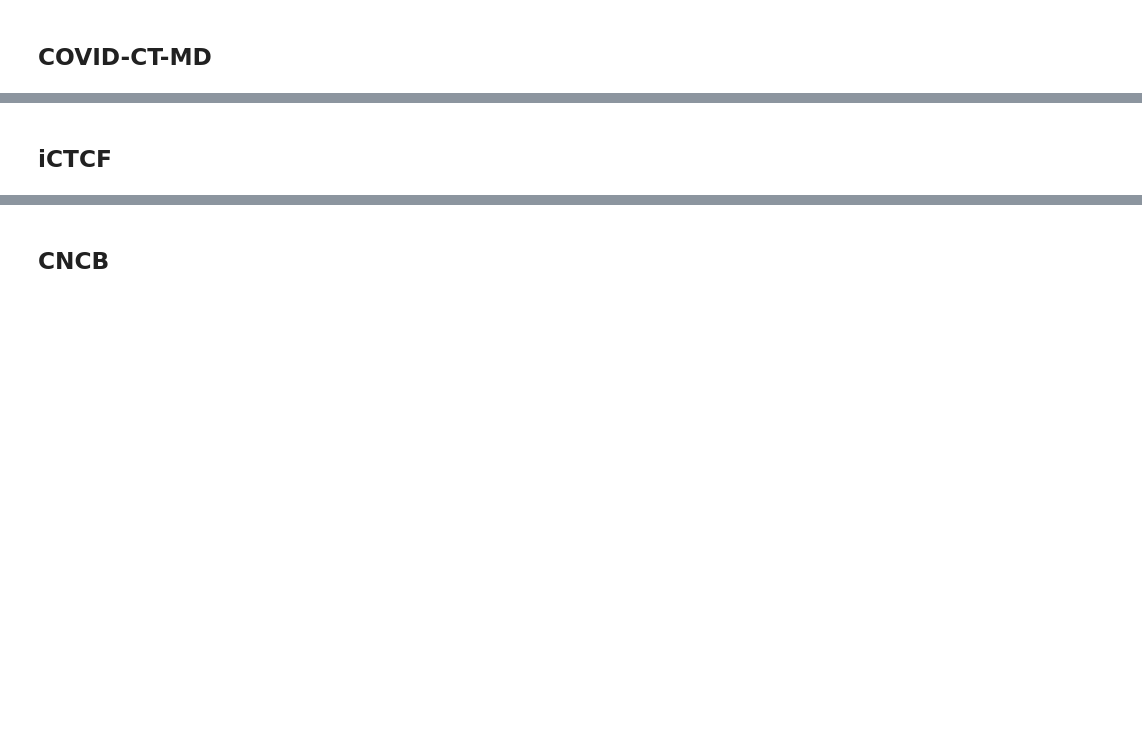
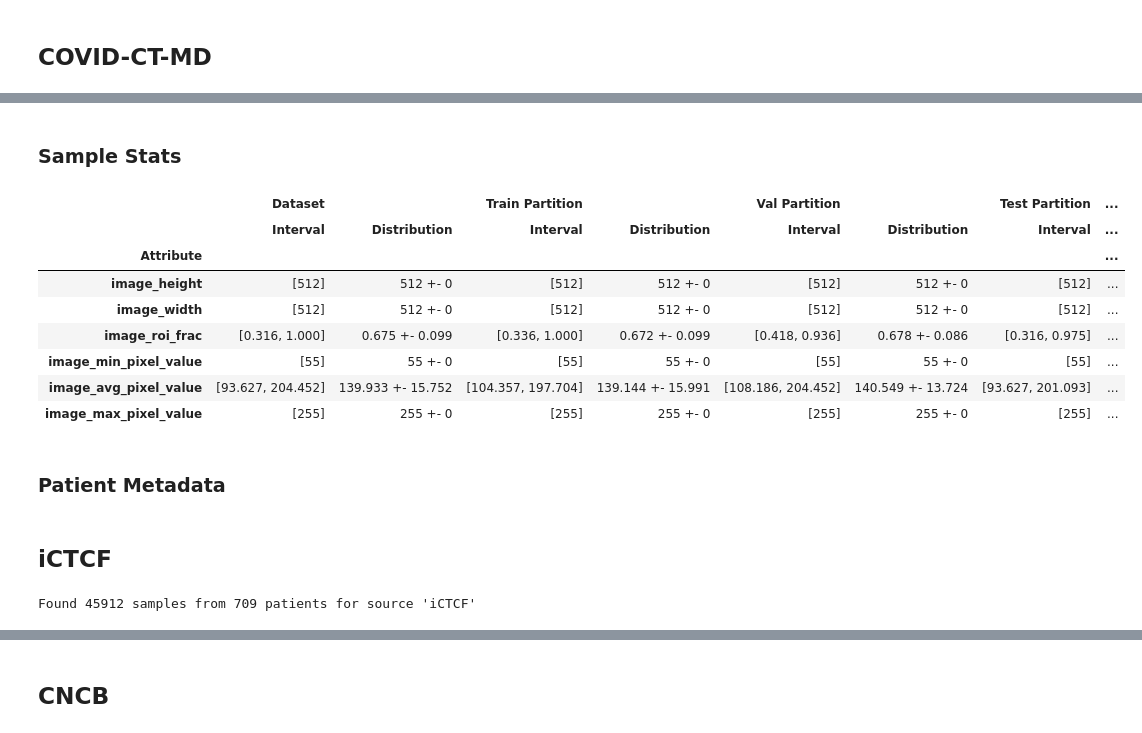
Before and after one commit to LeoAraujoEE/C19_FederatedCT, a Jupyter notebook: notebooks/7.1 - Dataset Statistics.ipynb, the cells around one changed output, grey strips where cells are left out. Cells and saved outputs as stored; diff of their text form; code cells hidden in the pictures; blank space fills up the shorter version.

```diff
--- a/notebooks/7.1 - Dataset Statistics.ipynb
+++ b/notebooks/7.1 - Dataset Statistics.ipynb
@@ -287,10 +305,26 @@ sample_stats_table.head(len(sample_stats_table))
+# %% [markdown]
+### Sample Stats
+# %%
+sub_sample_stats_df = get_sample_stats(sub_samples_df, data_dir)
+sample_stats_table = mount_stats_table_per_partition(sub_sample_stats_df)
+display(sample_stats_table)
+# %% [output]
+|  | Dataset |  | Train Partition |  | Val Partition |  | Test Partition | ... |
+|  | Interval | Distribution | Interval | Distribution | Interval | Distribution | Interval | ... |
+| Attribute |  |  |  |  |  |  |  | ... |
+| image_height | [512] | 512 +- 0 | [512] | 512 +- 0 | [512] | 512 +- 0 | [512] | ... |
+| image_width | [512] | 512 +- 0 | [512] | 512 +- 0 | [512] | 512 +- 0 | [512] | ... |
+| image_roi_frac | [0.316, 1.000] | 0.675 +- 0.099 | [0.336, 1.000] | 0.672 +- 0.099 | [0.418, 0.936] | 0.678 +- 0.086 | [0.316, 0.975] | ... |
+| image_min_pixel_value | [55] | 55 +- 0 | [55] | 55 +- 0 | [55] | 55 +- 0 | [55] | ... |
+| image_avg_pixel_value | [93.627, 204.452] | 139.933 +- 15.752 | [104.357, 197.704] | 139.144 +- 15.991 | [108.186, 204.452] | 140.549 +- 13.724 | [93.627, 201.093] | ... |
+| image_max_pixel_value | [255] | 255 +- 0 | [255] | 255 +- 0 | [255] | 255 +- 0 | [255] | ... |
+# %% [markdown]
+### Patient Metadata
 # %% [markdown]
 ## iCTCF
 # %%
 src = "iCTCF"
 sub_samples_df, sub_patient_df = get_sub_dfs(samples_df, patient_df, src)
 print(f"Found {len(sub_samples_df)} samples from {len(sub_patient_df)} patients for source '{src}'")
-
-sub_sample_stats_df = get_sample_stats(sub_samples_df)
-sample_stats_table = mount_sample_stats_table(sub_sample_stats_df)
-sample_stats_table.head(len(sample_stats_table))
+# %% [output]
+Found 45912 samples from 709 patients for source 'iCTCF'
```
Also changed, not shown: parts of 32 cells of this notebook, 1 other file.
